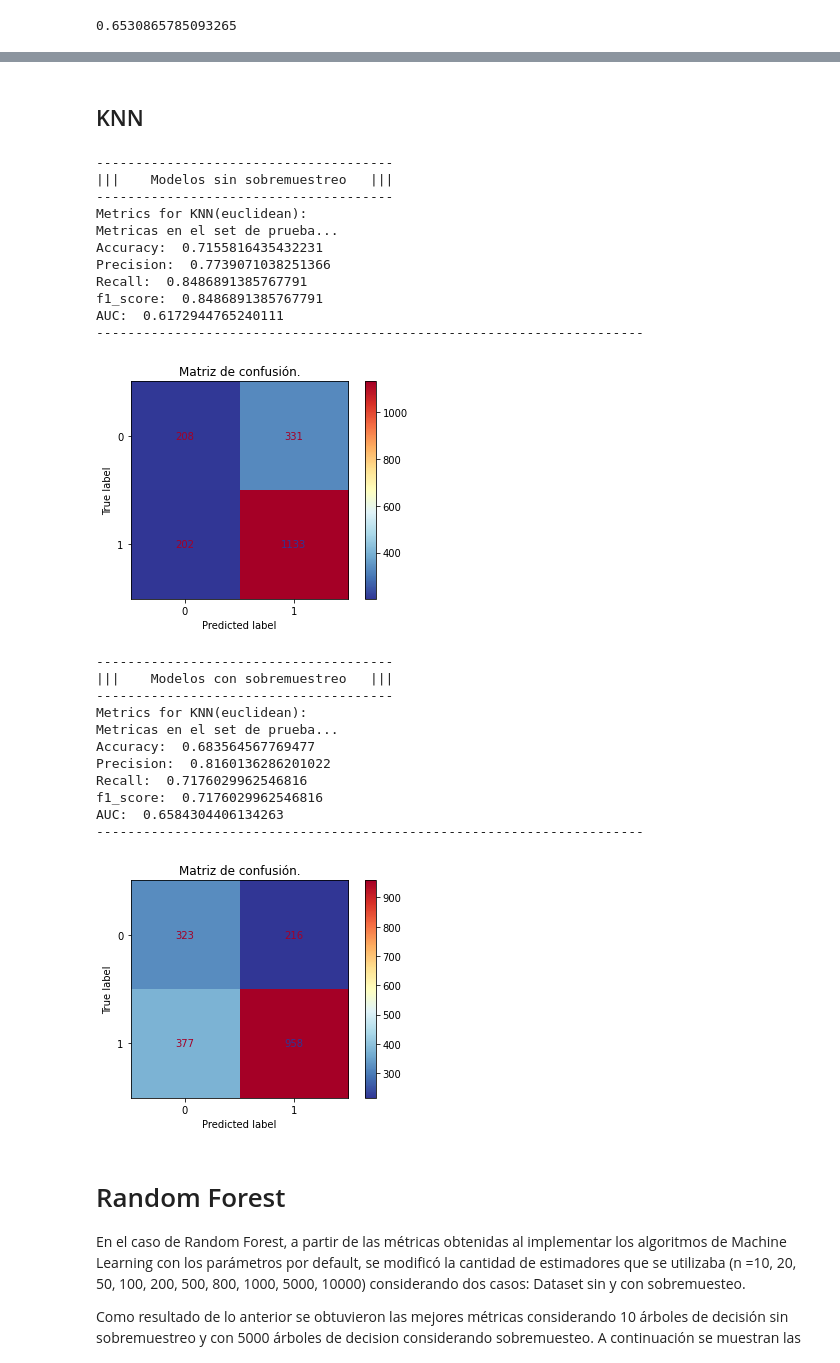
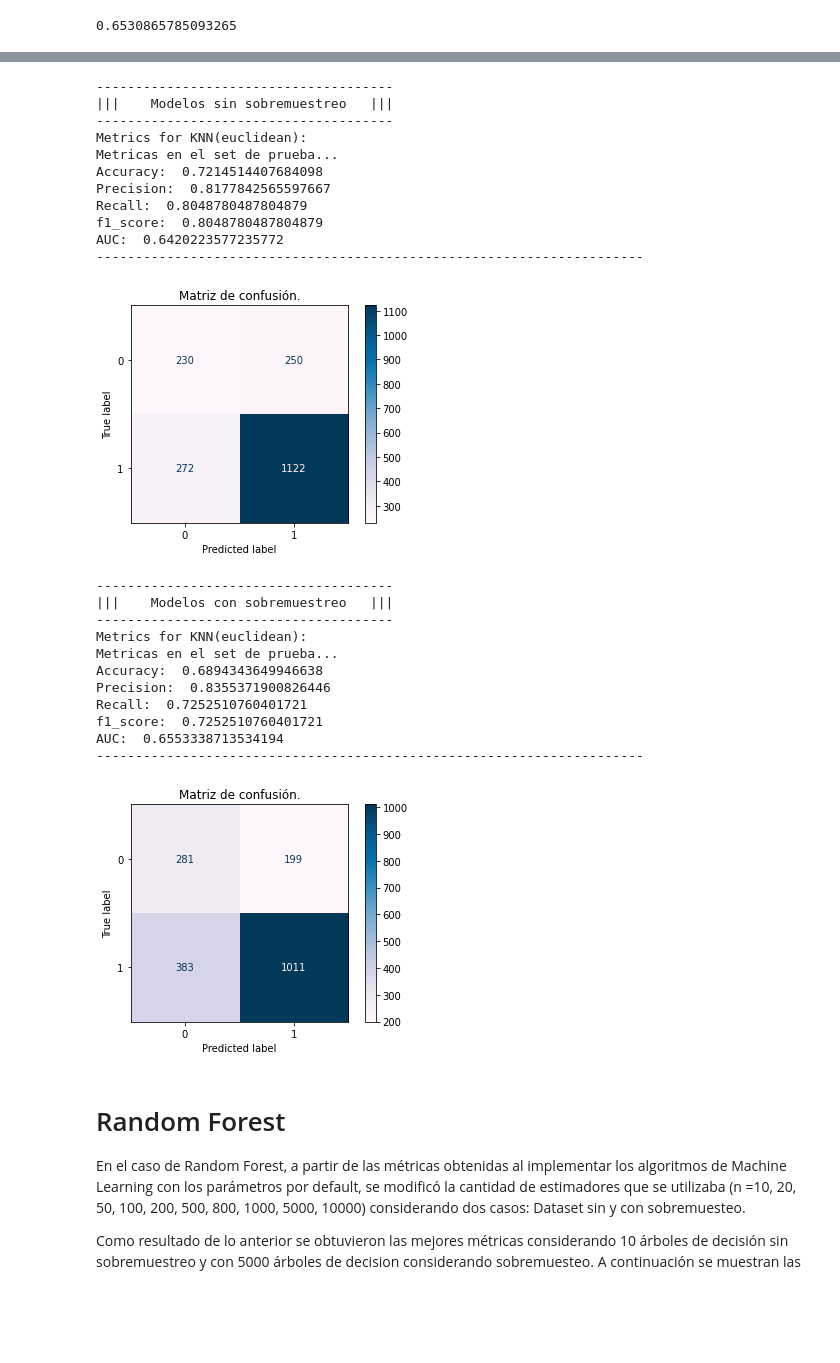
Before and after one commit to DiegoCorona/BEDU-Proyecto-Final-Estudio-de-mercado-de-Apps-M-viles-y-predicci-n-de-xito-, a Jupyter notebook: Estudio_de_mercado_de_Apps_Móviles_y_predicción_de_exito.ipynb, the cells around one changed output, grey strips where cells are left out. Cells and saved outputs as stored; diff of their text form; code cells hidden in the pictures; blank space fills up the shorter version.

```diff
--- a/Estudio_de_mercado_de_Apps_Móviles_y_predicción_de_exito.ipynb
+++ b/Estudio_de_mercado_de_Apps_Móviles_y_predicción_de_exito.ipynb
@@ -633,16 +639,14 @@ def alg_ML(X_train, y_train, X_test, y_test, binary = False):
   from sklearn.metrics import plot_confusion_matrix
 
 
-  KNN = KNeighborsClassifier(metric = 'euclidean',n_neighbors=3)
+  KNN = KNeighborsClassifier(metric = 'minkowski',n_neighbors=1)
   KNN.fit(X_train, y_train)
   KNN_pred = KNN.predict(X_test)
   print('Metrics for KNN(euclidean):')
   get_metrics(y_test, KNN_pred, binary = binary)
-  plot_confusion_matrix(KNN, X_test, y_test, values_format='.6g', cmap = 'RdYlBu_r')
+  plot_confusion_matrix(KNN, X_test, y_test, values_format='.6g', cmap = 'PuBu')
   plt.title('Matriz de confusión.')
   plt.show();
-# %% [markdown]
-## KNN
 # %%
 import pandas as pd
 import numpy as np
@@ -657,20 +661,12 @@ expanded = expanded.drop(columns = ['App', 'Rating_del_contenido', 'Ultimo_updat
 X = expanded.drop(columns= ['Exito_app'])
 y = expanded['Exito_app']
 
-X_norm = X.copy()
-X_norm['Reviews'] = (X['Reviews'] - X['Reviews'].mean())/X['Reviews'].std()
-X_norm['Instalaciones_minimas_estimadas'] = (X['Instalaciones_minimas_estimadas'] - X['Instalaciones_minimas_estimadas'].mean())/X['Instalaciones_minimas_estimadas'].std()
-X_norm['Tamanio_MB'] = (X['Tamanio_MB'] - X['Tamanio_MB'].mean())/X['Tamanio_MB'].std()
-X_norm['Precio'] = (X['Precio'])/(X['Precio'].max()-X['Precio'].min())
-
-
-
 from sklearn.model_selection import train_test_split
 
 
 X_train, X_test, y_train, y_test = train_test_split(X, y,
                                                     test_size = 0.2,
-                                                    random_state=9)
+                                                    random_state=33)
 
 
 
@@ -678,45 +674,45 @@ print('-'*38)
 print('|||    Modelos sin sobremuestreo   |||')
 print('-'*38)
 alg_ML(X_train, y_train, X_test, y_test, binary = True)
 
 #Importamos los paquetes
 from imblearn.over_sampling import RandomOverSampler, SMOTE
 #Inicialización de los métodos de sobremuestreo
 #SMOTE
 smote = SMOTE(random_state = 1)
 
 #SMOTE. Genera nuevas muestras sintéticas
 dataSmote, targetSmote = smote.fit_resample(X_train ,y_train)
 
 print('-'*38)
 print('|||    Modelos con sobremuestreo   |||')
 print('-'*38)
 alg_ML(dataSmote, targetSmote, X_test, y_test, binary= True)
 # %% [output]
 --------------------------------------
 |||    Modelos sin sobremuestreo   |||
 --------------------------------------
 Metrics for KNN(euclidean):
 Metricas en el set de prueba...
-Accuracy:  0.7155816435432231
-Precision:  0.7739071038251366
-Recall:  0.8486891385767791
-f1_score:  0.8486891385767791
-AUC:  0.6172944765240111
+Accuracy:  0.7214514407684098
+Precision:  0.8177842565597667
+Recall:  0.8048780487804879
+f1_score:  0.8048780487804879
+AUC:  0.6420223577235772
 ----------------------------------------------------------------------
-[figure, old version]
+[figure, new version]
 --------------------------------------
 |||    Modelos con sobremuestreo   |||
 --------------------------------------
 Metrics for KNN(euclidean):
 Metricas en el set de prueba...
-Accuracy:  0.683564567769477
-Precision:  0.8160136286201022
-Recall:  0.7176029962546816
-f1_score:  0.7176029962546816
-AUC:  0.6584304406134263
+Accuracy:  0.6894343649946638
+Precision:  0.8355371900826446
+Recall:  0.7252510760401721
+f1_score:  0.7252510760401721
+AUC:  0.6553338713534194
 ----------------------------------------------------------------------
-[figure, old version]
+[figure, new version]
 # %% [markdown]
 # Random Forest
 
```
Also changed, not shown: parts of 15 cells of this notebook.
